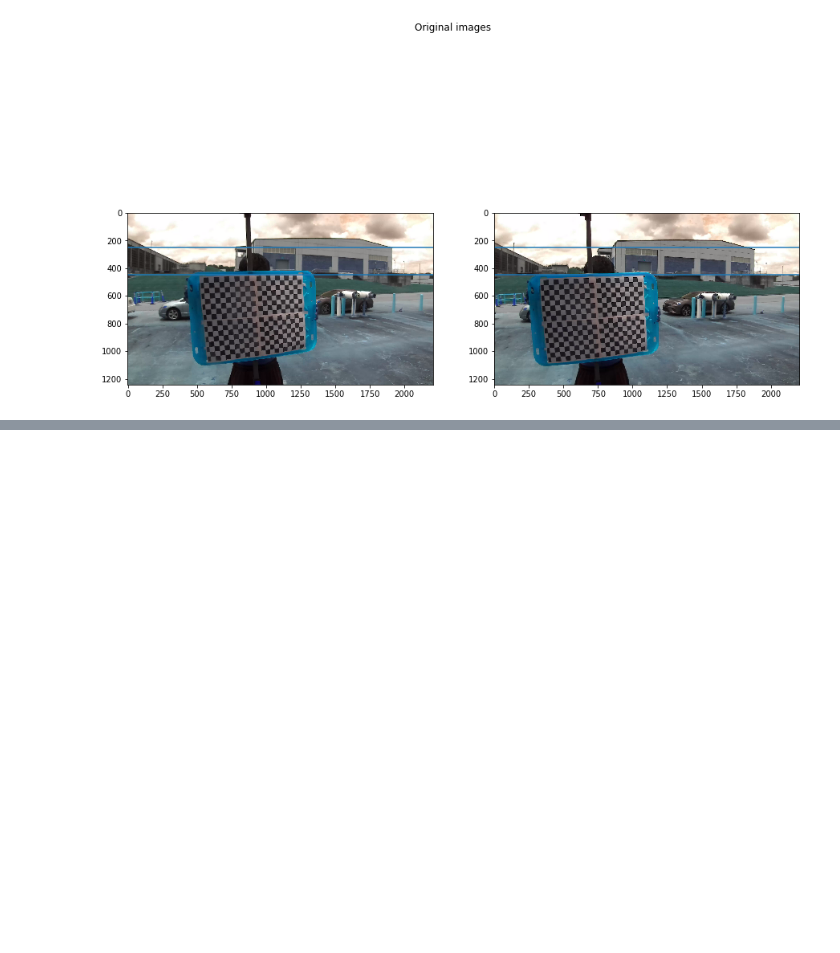
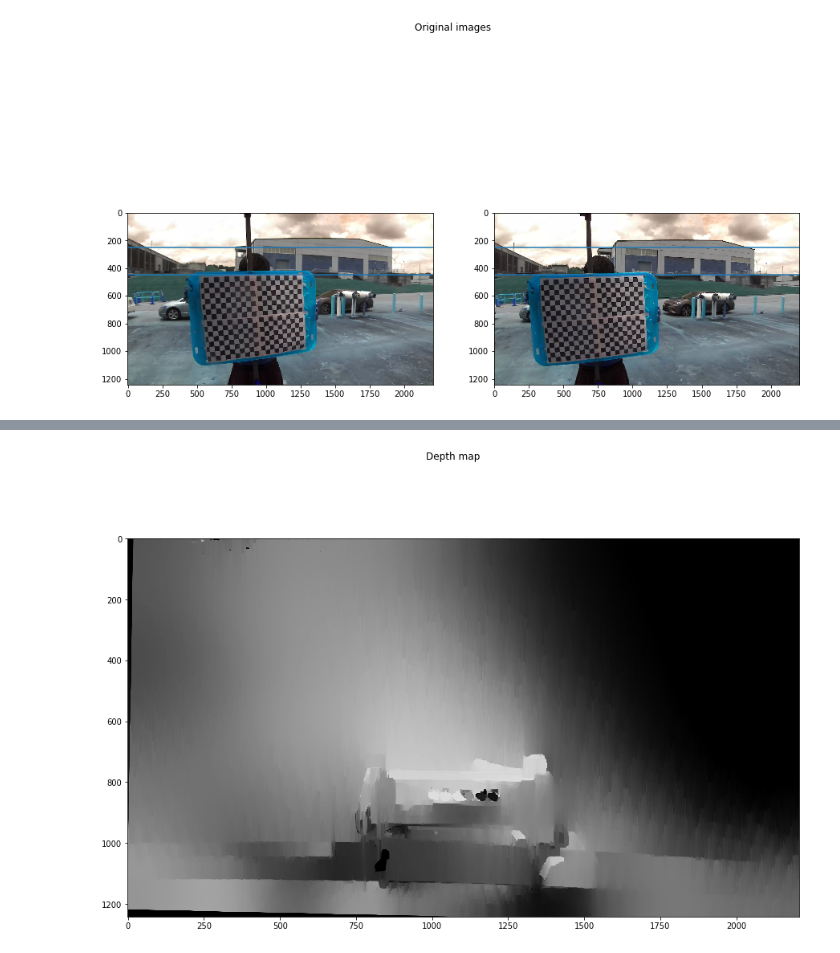
Before and after one commit to MMehdiMousavi/Rectify, a Jupyter notebook: Rectify.ipynb, the cells around one changed output, grey strips where cells are left out. Drawn from its saved outputs; the diff is of its cells as text; code cells hidden in the pictures; blank space fills up the shorter version.

```diff
--- a/Rectify.ipynb
+++ b/Rectify.ipynb
@@ -160,7 +98,7 @@ plt.show()
 # https://docs.opencv.org/master/da/de9/tutorial_py_epipolar_geometry.html
 pts1 = np.int32(pts1)
 pts2 = np.int32(pts2)
-fundamental_matrix, inliers = cv.findFundamentalMat(pts1, pts2, cv.FM_RANSAC)
+fundamental_matrix, inliers = cv.findFundamentalMat(pts1, pts2, cv.FM_LMEDS)
 
 # We select only inlier points
 pts1 = pts1[inliers.ravel() == 1]
@@ -170,3 +106,8 @@ pts2 = pts2[inliers.ravel() == 1]
+# %%
+read = True
+file = "img2.png"
+filename = file.replace('.png', '_')
+img1,img2 = split_image(cv.imread(file))
 # %%
 # Stereo rectification (uncalibrated variant)
 # Adapted from: https://stackoverflow.com/a/62607343
@@ -193,0 +211,10 @@ True
+# %%
+depth = stereo2depth(img2_rectified,img1_rectified)
+plt.figure(figsize=(15, 10))
+plt.imshow(255-depth,cmap="gray")
+plt.suptitle("Depth map")
+plt.show()
+
+#cv.imwrite(filename+"_depth.png", 255-depth)
+# %% [output]
+[figure, added]
```
Also changed, not shown: parts of 10 cells of this notebook, 12 other files.
